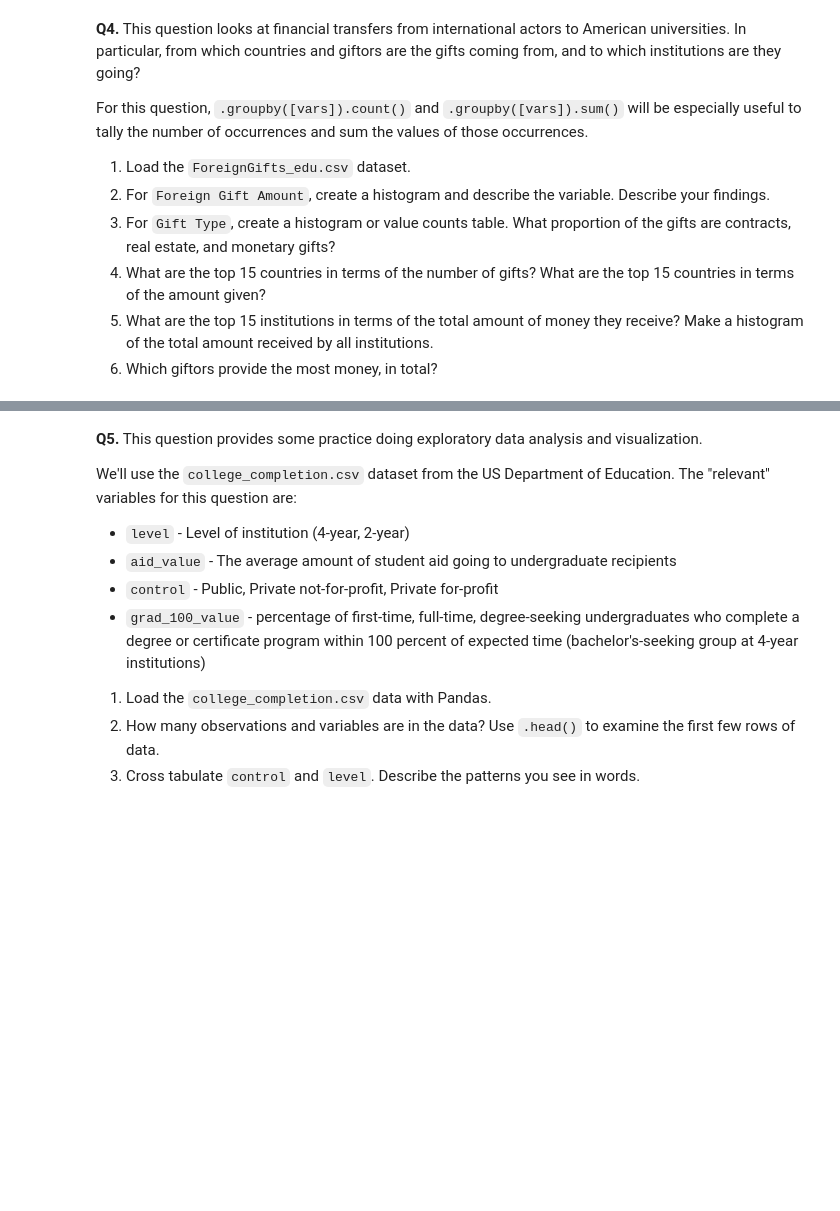
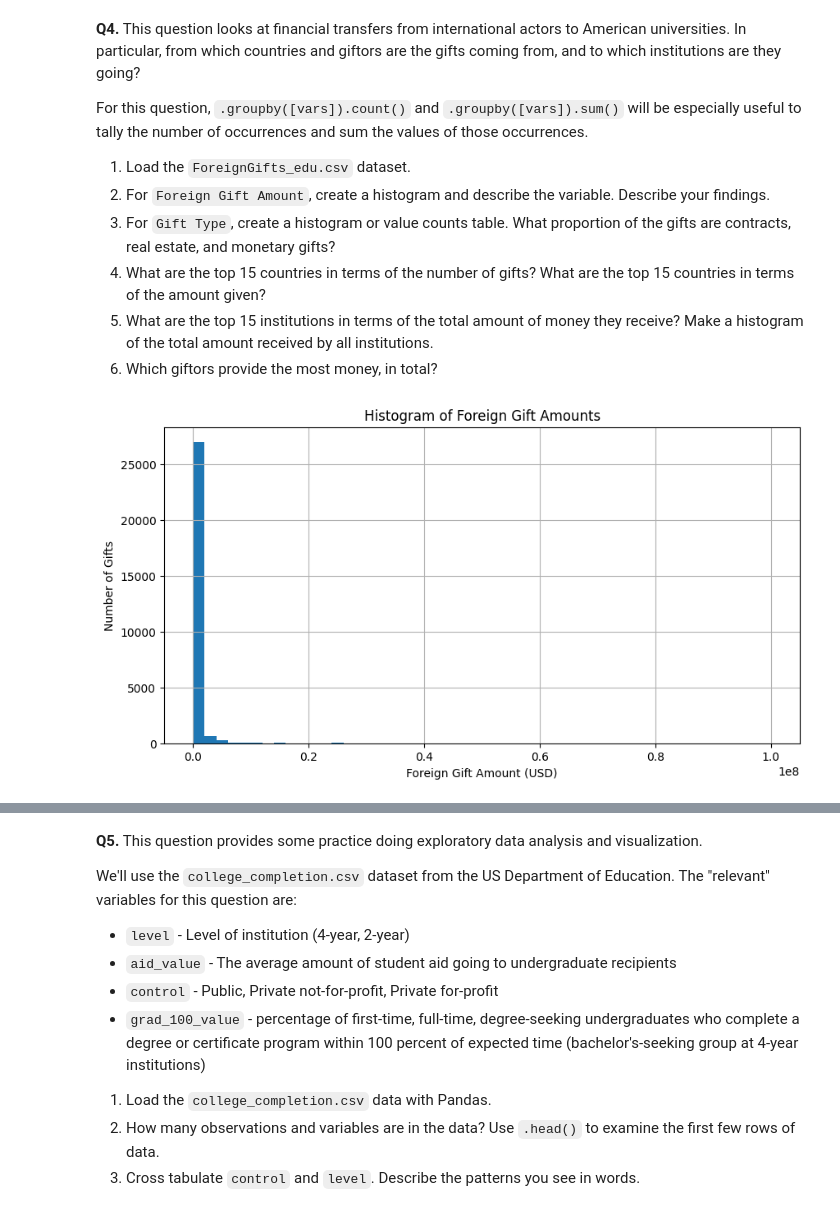
Before and after one commit to thomashooks53/undergrad_ml_assignments, a Jupyter notebook: 01_assignment_wrangling_and_eda.ipynb, the cells around one changed output, grey strips where cells are left out. Drawn from its saved outputs; the diff is of its cells as text; code cells hidden in the pictures; blank space fills up the shorter version.

```diff
--- a/01_assignment_wrangling_and_eda.ipynb
+++ b/01_assignment_wrangling_and_eda.ipynb
@@ -332,3 +337,91 @@ For this question, `.groupby([vars]).count()` and `.groupby([vars]).sum()` will
 4. What are the top 15 countries in terms of the number of gifts? What are the top 15 countries in terms of the amount given?
 5. What are the top 15 institutions in terms of the total amount of money they receive? Make a histogram of the total amount received by all institutions.
 6. Which giftors provide the most money, in total?
+# %%
+#Question 4
+import pandas as pd
+import matplotlib.pyplot as plt
+
+#Part 1
+gifts = pd.read_csv("/content/data/ForeignGifts_edu.csv")
+gifts.head()
+
+#Part 2
+gifts['Foreign Gift Amount'] = pd.to_numeric(gifts['Foreign Gift Amount'], errors='coerce')
+gifts['Foreign Gift Amount'].describe() #Confirms float as type, but also shows a negative value that I wish to remove
+
+gifts = gifts[gifts['Foreign Gift Amount'] > 0] #Gets rid of negative value described above
+
+plt.figure(figsize=(10,5))
+gifts['Foreign Gift Amount'].hist(bins=50)
+plt.xlabel('Foreign Gift Amount (USD)')
+plt.ylabel('Number of Gifts')
+plt.title('Histogram of Foreign Gift Amounts')
+plt.show() #This histogram is extremely right-skewed due to the large donation outliers (Ex. $100 million), but most donations are vastly smaller at around $400,0000
+
+#Exclude some outlier gifts to better visualize the majority
+gifts_clean_no_top1000 = gifts.sort_values(
+    by='Foreign Gift Amount', ascending=False
+).iloc[1000:]
+
+plt.figure(figsize=(10,5)) #Plot histogram with the top gifts excluded (Not necessary, but I am curious)
+gifts_clean_no_top1000['Foreign Gift Amount'].hist(bins=100)
+plt.xlabel('Foreign Gift Amount (USD)')
+plt.ylabel('Number of Gifts')
+plt.title('Histogram of Foreign Gift Amounts (Positive Values, Top 1000 Excluded)')
+plt.show() # Still right-skewed, but some peaks can be seen such as at $5 million
+
+#Part 3
+display(gifts['Gift Type'].value_counts())
+display(gifts['Gift Type'].value_counts(normalize=True)) #Majority are Contracts, almost none are real estate
+
+#Part 4
+top_countries_count = (
+    gifts.groupby('Country of Giftor')
+      .count()['Foreign Gift Amount']
+      .sort_values(ascending=False)
+      .head(15)
+)
+display(top_countries_count) #England has the highest number of gifts
+
+top_countries_amount = (
+    gifts.groupby('Country of Giftor')
+      .sum()['Foreign Gift Amount']
+      .sort_values(ascending=False)
+      .head(15)
+)
+display(top_countries_amount) #Qatar has gifted the highest amount of money
+
+#Interesting that Qatar is 11th of number of gifts and easily first in amount, indicating large amounts for each gift
+
+#Part 5
+top_receiving_amount = (
+    gifts.groupby('Institution Name')
+      .sum()['Foreign Gift Amount']
+      .sort_values(ascending=False)
+      .head(15)
+)
+display(top_receiving_amount) #Primarily the elite American private universities
+
+institution_totals = (
+    gifts.groupby('Institution Name')
+      .sum()['Foreign Gift Amount']
+)
+
+plt.figure(figsize=(10,5))
+institution_totals.hist(bins=100)
+plt.xlabel('Total Foreign Gift Amount Received (USD)')
+plt.ylabel('Number of Institutions')
+plt.title('Distribution of Total Foreign Gift Funding by Institution')
+plt.show() #Demonstrates that most institutions receive small funding, and the few elite are true outliers in their large amounts of funding
+
+#Part 6
+top_giftors = (
+    gifts.groupby('Giftor Name')
+      .sum()['Foreign Gift Amount']
+      .sort_values(ascending=False)
+      .head(15)
+)
+display(top_giftors) #Primarily Qatar organizations, followed by anonymous donors and religious groups
+# %% [output]
+[figure, added]
```
Also changed, not shown: parts of 2 cells of this notebook.
